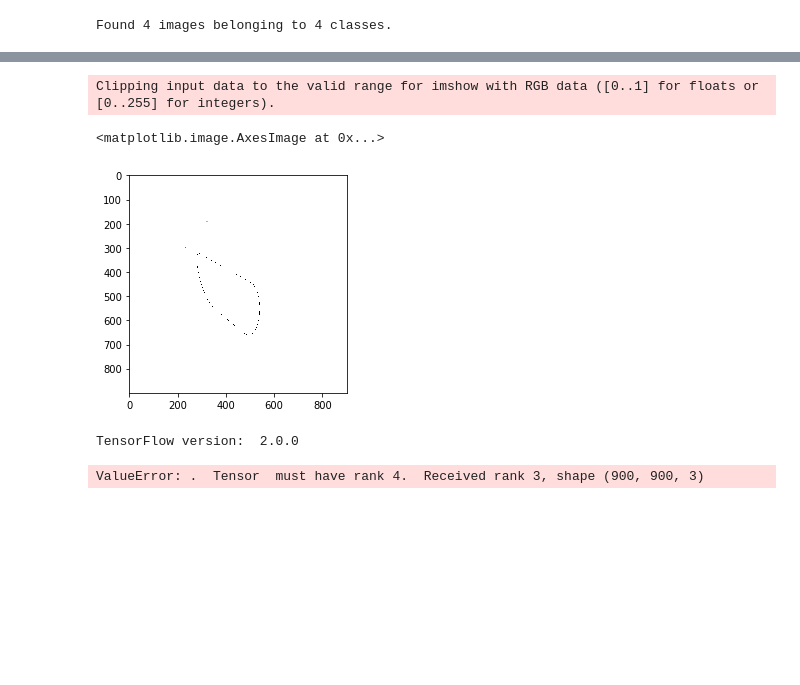
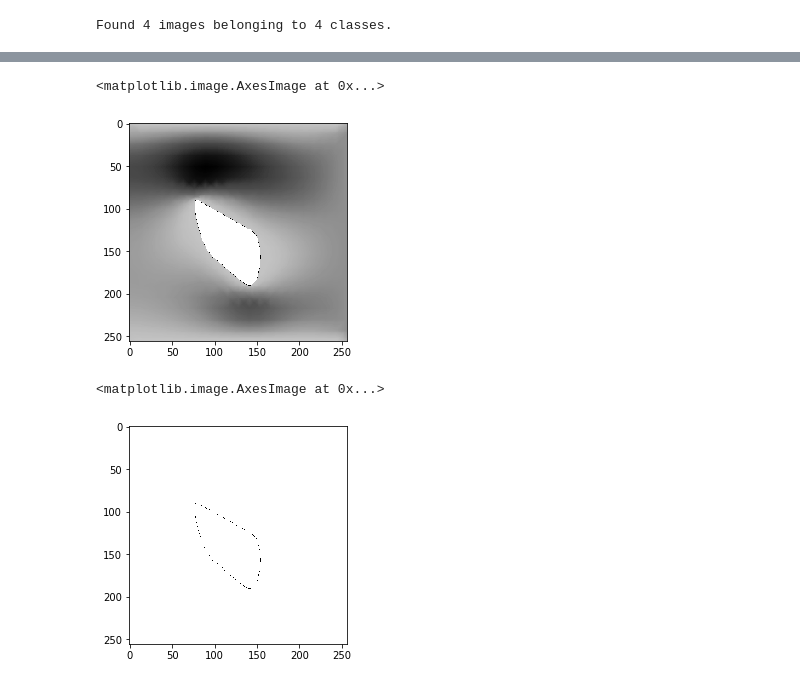
Before and after one commit to FredS1000/Flunnpy, a Jupyter notebook: Input/Input.ipynb, the cells around one changed output, grey strips where cells are left out. Cells and saved outputs as stored; diff of their text form; code cells hidden in the pictures; blank space fills up the shorter version.

```diff
--- a/Input/Input.ipynb
+++ b/Input/Input.ipynb
@@ -31,9 +32,11 @@ array(['Mesh', 'P', 'Y', 'X'], dtype='<U4')
 image_generator = tf.keras.preprocessing.image.ImageDataGenerator(rescale=1./255)
 # %%
 BATCH_SIZE = 4
-IMG_HEIGHT = 300
-IMG_WIDTH = 300
+IMG_HEIGHT = 256
+IMG_WIDTH = 256
+shape=[IMG_HEIGHT,IMG_WIDTH]
 STEPS_PER_EPOCH = np.ceil(image_count/BATCH_SIZE)
+rescale=1./255
 # %%
 train_data_gen = image_generator.flow_from_directory(directory=str(data_dir),
                                                      batch_size=BATCH_SIZE,
@@ -46,18 +49,24 @@ Found 4 images belonging to 4 classes.
 imgX=tf.keras.preprocessing.image.load_img(
     data_dir/'X/No7_A_0-00_L0-11_cavity_vel_1_X.png',
     color_mode="grayscale",
-    target_size=None,
+    target_size=shape,
     interpolation='nearest'
 )
 imgY=tf.keras.preprocessing.image.load_img(
     data_dir/'Y/No7_A_0-00_L0-11_cavity_vel_1_Y.png',
     color_mode="grayscale",
-    target_size=None,
+    target_size=shape,
     interpolation='nearest'
 )
 imgP=tf.keras.preprocessing.image.load_img(
     data_dir/'P/No7_A_0-00_L0-11_cavity_vel_1_P.png',
     color_mode="grayscale",
-    target_size=None,
+    target_size=shape,
     interpolation='nearest'
 )
+imgMesh=tf.keras.preprocessing.image.load_img(
+    data_dir/'Mesh/No7_A_0-00_L0-11_cavity_vel_1_Mesh.png',
+    color_mode="grayscale",
+    target_size=shape,
+    interpolation='nearest'
+)
@@ -69,63 +73,42 @@ SyntaxError: unexpected EOF while parsing (<ipython-input-91-66f0d8cd9fcb>, line
 # %%
 img_ArrX=tf.keras.preprocessing.image.img_to_array(
     imgX,
     data_format="channels_last",
     dtype=None
 )
 img_ArrY=tf.keras.preprocessing.image.img_to_array(
     imgY,
     data_format="channels_last",
     dtype=None
 )
 img_ArrP=tf.keras.preprocessing.image.img_to_array(
     imgP,
     data_format="channels_last",
     dtype=None
 )
-img_Arr1=np.concatenate((img_ArrX,img_ArrY,img_ArrP),axis=2)
+img_ArrMesh=tf.keras.preprocessing.image.img_to_array(
+    imgMesh,
+    data_format="channels_last",
+    dtype=None
+)
+sflow=np.concatenate((img_ArrX,img_ArrY),axis=2)#
+sflow=sflow*rescale
+boundary=img_ArrMesh*rescale
 
 #img_Arr1[:,:,]=img_Arr
 #img_Arr1[800,800,0]
-plt.imshow(img_Arr1)
+plt.imshow(sflow[:,:,0],cmap='gray')
 #img_Arr1.shape
 # %% [output]
-Clipping input data to the valid range for imshow with RGB data ([0..1] for floats or [0..255] for integers).
+<matplotlib.image.AxesImage at 0x...>
-<matplotlib.image.AxesImage at 0x...>
-[figure, old version]
+[figure, new version]
-# %%
-from datetime import datetime
-import io
-import itertools
-from packaging import version
-from six.moves import range
-
-import tensorflow as tf
-from tensorflow import keras
-
-import matplotlib.pyplot as plt
-import numpy as np
-import sklearn.metrics
-
-print("TensorFlow version: ", tf.__version__)
-assert version.parse(tf.__version__).release[0] >= 2, \
-    "This notebook requires TensorFlow 2.0 or above."
-
-
-
-# Clear out any prior log data.
-!rm -rf logs
-
-# Sets up a timestamped log directory.
-logdir = "logs/train_data/" + datetime.now().strftime("%Y%m%d-%H%M%S")
-# Creates a file writer for the log directory.
-file_writer = tf.summary.create_file_writer(logdir)
-
-# Using the file writer, log the reshaped image.
-with file_writer.as_default():
-  tf.summary.image("Training data", img_Arr1, step=0)
-# %% [output]
-TensorFlow version:  2.0.0
-ValueError: .  Tensor  must have rank 4.  Received rank 3, shape (900, 900, 3)
+# %%
+boundary1 = np.expand_dims(boundary, axis=0)
+sflow1 = np.expand_dims(sflow, axis=0)
+plt.imshow(boundary1[0,:,:,0],cmap='gray')
+# %% [output]
+<matplotlib.image.AxesImage at 0x...>
+[figure, added]
 # %%
 def show_batch(image_batch, label_batch):
   plt.figure(figsize=(10,10))
```
Also changed, not shown: parts of 33 cells of this notebook, 35 other files.
